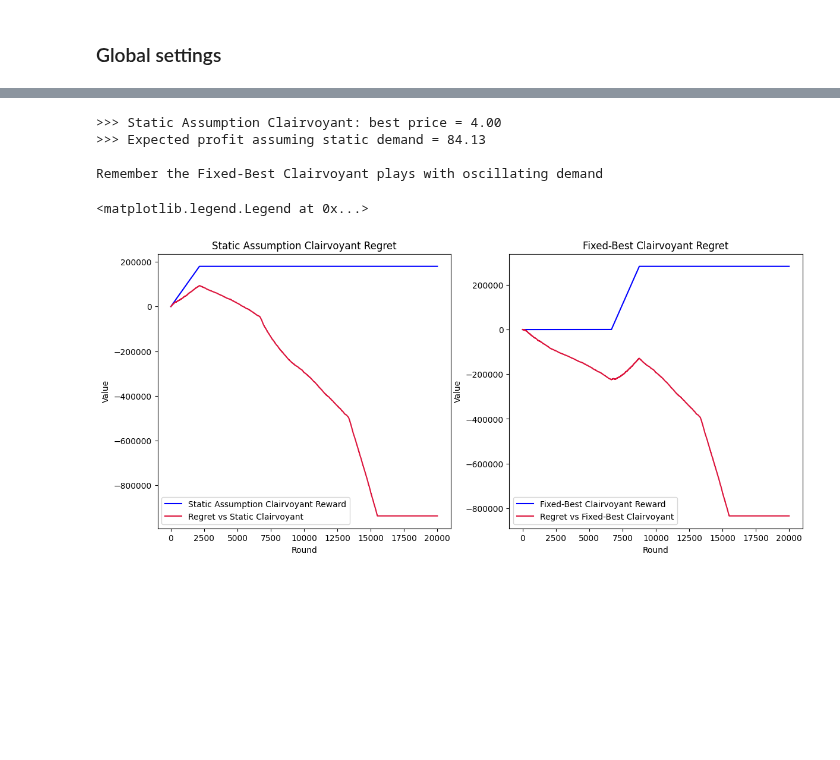
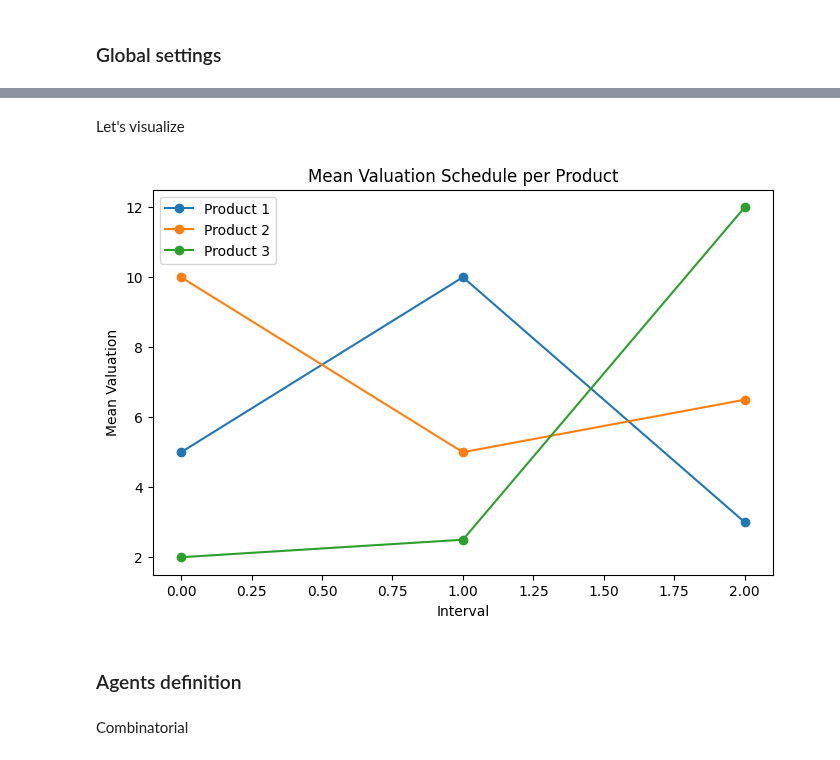
Before and after one commit to peetceenatoo/online-learning, a Jupyter notebook: R5.ipynb, the cells around one changed output, grey strips where cells are left out. Cells and saved outputs as stored; diff of their text form; code cells hidden in the pictures; blank space fills up the shorter version.

```diff
--- a/R5.ipynb
+++ b/R5.ipynb
@@ -838,40 +49,0 @@ print(f">>> Clairvoyant (no-budget): total reward = {cum_reward_nobudget:.2f}")
-# %%
-# -----------------------------
-# Clairvoyant 1: Static Mean Assumption (malgrado la domanda oscilli)
-# -----------------------------
-
-# Valutazione domanda attesa assumendo media statica (iniziale)
-def expected_demand(p):
-    return np.sum(1 - norm.cdf(p, loc=np.full(buyers_per_round, env.mean_valuations_list[0][0]), scale=1.0))
-
-expected_demand_vector = np.array([expected_demand(p) for p in P])
-expected_profit_vector = (P - cost_vector[0]) * expected_demand_vector
-
-best_expected_index = np.argmax(expected_profit_vector)
-best_expected_price = P[best_expected_index]
-best_expected_profit = expected_profit_vector[best_expected_index]
-best_expected_demand = expected_demand_vector[best_expected_index]
-
-expected_cost_per_round = best_expected_demand * best_expected_price  # attenzione: prezzo, non costo di produzione
-
-# Calcolo reward cumulativo considerando il budget
-static_clairvoyant_cum_rewards = np.zeros(T)
-cumulative_cost = 0
-
-for t in range(T):
-    if cumulative_cost + expected_cost_per_round <= B:
-        static_clairvoyant_cum_rewards[t] = best_expected_profit
-        cumulative_cost += expected_cost_per_round
-    else:
-        static_clairvoyant_cum_rewards[t] = 0.0
-
-static_clairvoyant_cum_rewards = np.cumsum(static_clairvoyant_cum_rewards)
-regret_static = static_clairvoyant_cum_rewards - mean_cum_util
-
-print(f">>> Static Assumption Clairvoyant: best price = {best_expected_price:.2f}")
-print(f">>> Expected profit assuming static demand = {best_expected_profit:.2f}")
-# %% [output]
->>> Static Assumption Clairvoyant: best price = 4.00
->>> Expected profit assuming static demand = 84.13
-
-Remember the Fixed-Best Clairvoyant plays with oscillating demand
@@ -888,23 +49,0 @@ budget_exhausted_round = np.argmax(np.isclose(np.diff(clairvoyant_cum_rewards),
-# %%
-plt.figure(figsize=(14, 6))
-
-# --- Subplot 1: Static ---
-plt.subplot(1, 2, 1)
-plt.plot(static_clairvoyant_cum_rewards, label='Static Assumption Clairvoyant Reward', color='blue')
-plt.plot(regret_static, label='Regret vs Static Clairvoyant', color='crimson')
-plt.xlabel("Round")
-plt.ylabel("Value")
-plt.title("Static Assumption Clairvoyant Regret")
-plt.legend()
-
-# --- Subplot 2: Fixed-Best ---
-plt.subplot(1, 2, 2)
-plt.plot(clairvoyant_cum_rewards, label='Fixed-Best Clairvoyant Reward', color='blue')
-plt.plot(regret_budget, label='Regret vs Fixed-Best Clairvoyant', color='crimson')
-plt.xlabel("Round")
-plt.ylabel("Value")
-plt.title("Fixed-Best Clairvoyant Regret")
-plt.legend()
-# %% [output]
-<matplotlib.legend.Legend at 0x...>
-[figure, removed]
@@ -910,0 +93,16 @@ plt.legend()
+# %% [markdown]
+Let's visualize
+# %%
+plt.figure(figsize=(8, 5))
+for i in range(mean_valuation_schedule.shape[1]):
+    plt.plot(range(mean_valuation_schedule.shape[0]), mean_valuation_schedule[:, i], marker='o', label=f'Product {i+1}')
+plt.xlabel('Interval')
+plt.ylabel('Mean Valuation')
+plt.title('Mean Valuation Schedule per Product')
+_ = plt.legend()
+# %% [output]
+[figure, added]
+# %% [markdown]
+### Agents definition
+# %% [markdown]
+Combinatorial
```
Also changed, not shown: parts of 33 cells of this notebook, 2 other files.
